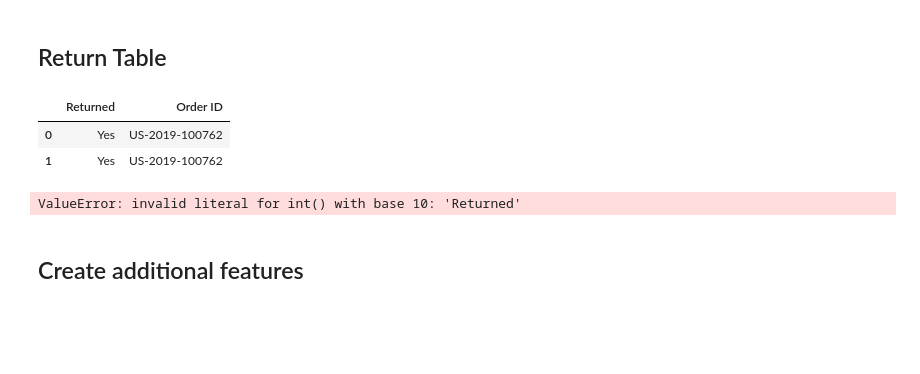
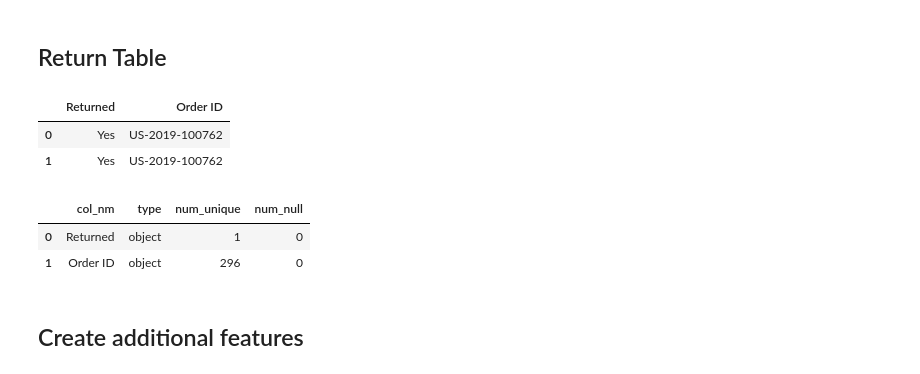
Before and after one commit to EzraTam/exploratory-analysis, a Jupyter notebook: notebooks/superstore_analysis.ipynb, the cells around one changed output. Cells and saved outputs as stored; diff of their text form; code cells hidden in the pictures; blank space fills up the shorter version.

```diff
--- a/notebooks/superstore_analysis.ipynb
+++ b/notebooks/superstore_analysis.ipynb
@@ -164,9 +136,11 @@ df_returns.head(2)
 | 0 | Yes | US-2019-100762 |
 | 1 | Yes | US-2019-100762 |
 # %%
-ea.basic_analysis(df_returns)["df_info"]
+ea.basic_analysis.basic_analysis_df(df_returns)["df_info"]
 # %% [output]
-ValueError: invalid literal for int() with base 10: 'Returned'
+|  | col_nm | type | num_unique | num_null |
+| 0 | Returned | object | 1 | 0 |
+| 1 | Order ID | object | 296 | 0 |
 # %% [markdown]
 ## Create additional features
 # %% [markdown]
```
Also changed, not shown: parts of 20 cells of this notebook, 1 other file.
